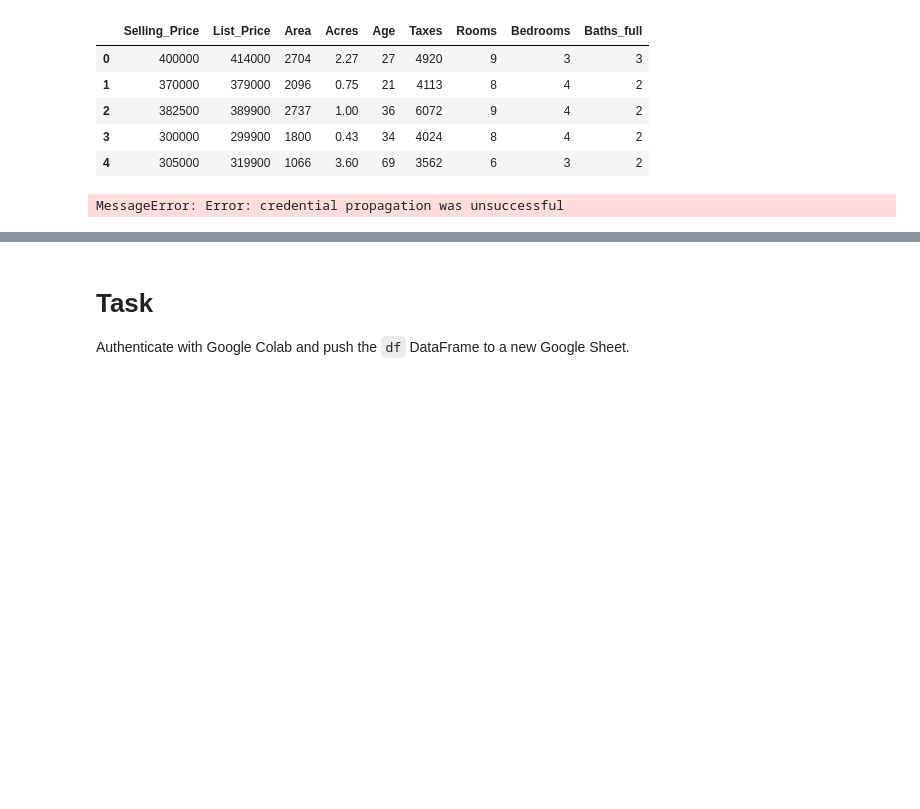
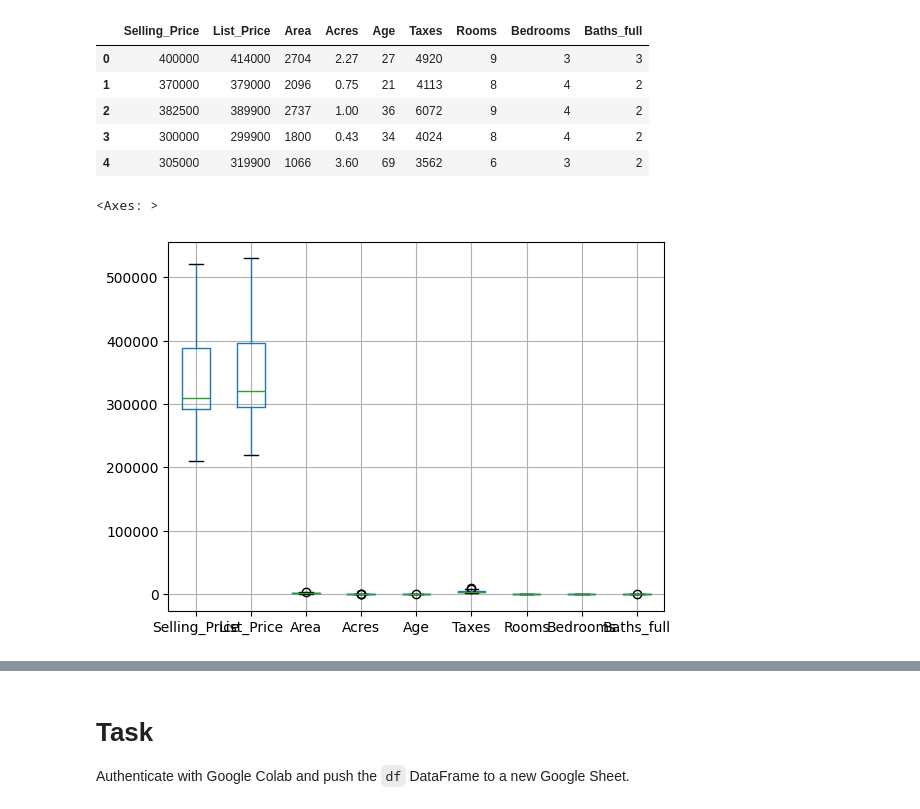
Before and after one commit to liempt6789-maker/hocsau, a Jupyter notebook: LinearRegression.ipynb, the cells around one changed output, grey strips where cells are left out. Cells and saved outputs as stored; diff of their text form; code cells hidden in the pictures; blank space fills up the shorter version.

```diff
--- a/LinearRegression.ipynb
+++ b/LinearRegression.ipynb
@@ -12,10 +18,8 @@ df.head()
 | 2 | 382500 | 389900 | 2737 | 1.00 | 36 | 6072 | 9 | 4 | 2 |
 | 3 | 300000 | 299900 | 1800 | 0.43 | 34 | 4024 | 8 | 4 | 2 |
 | 4 | 305000 | 319900 | 1066 | 3.60 | 69 | 3562 | 6 | 3 | 2 |
-# %%
-from google.colab import sheets
-from google.colab import auth
-auth.authenticate_user()
-sheet = sheets.InteractiveSheet(df=df)
-# %% [output]
-MessageError: Error: credential propagation was unsuccessful
+# %%
+df[[]].boxplot()
+# %% [output]
+<Axes: >
+[figure, added]
```
Also changed, not shown: parts of 9 cells of this notebook.
